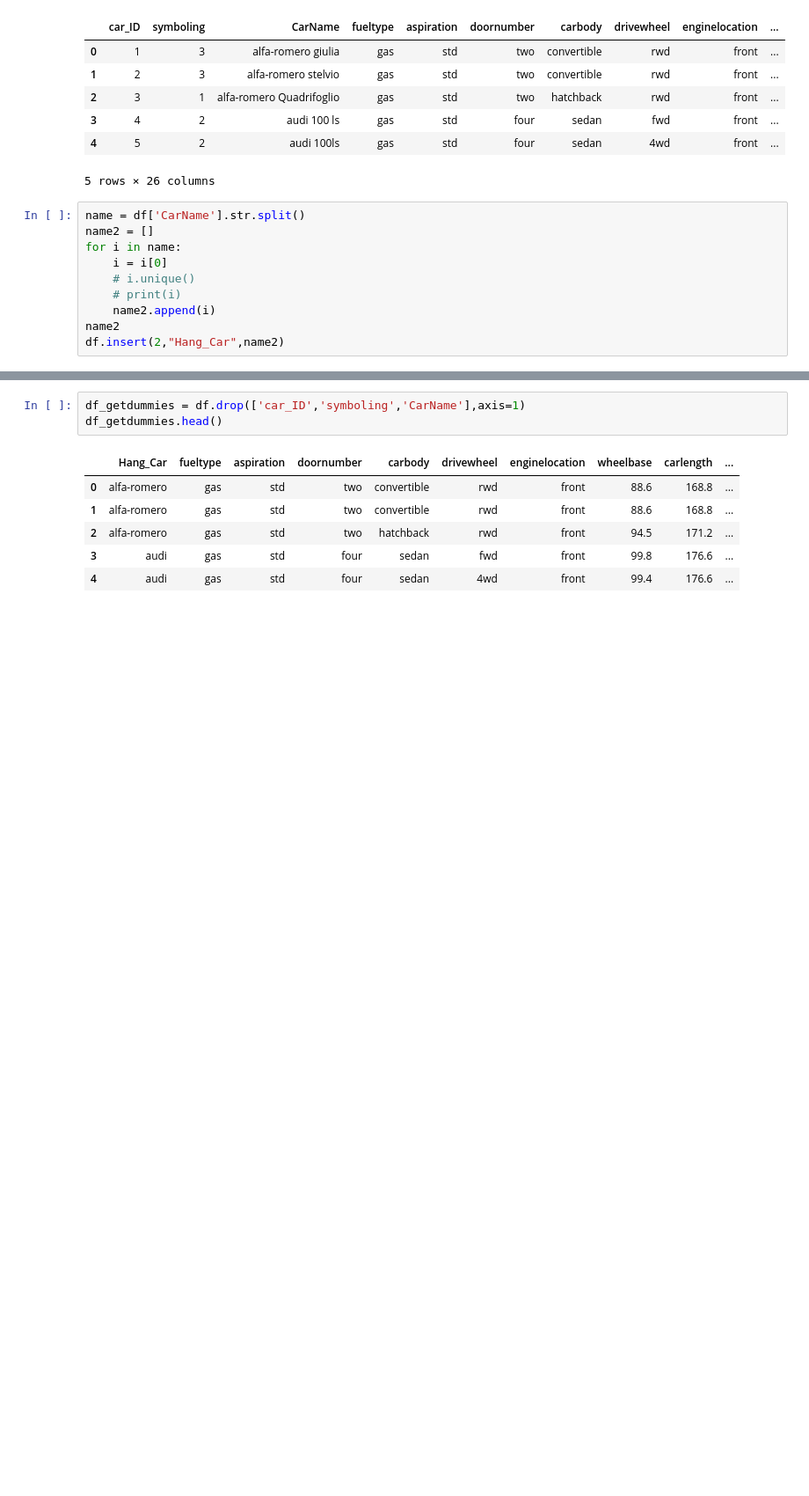
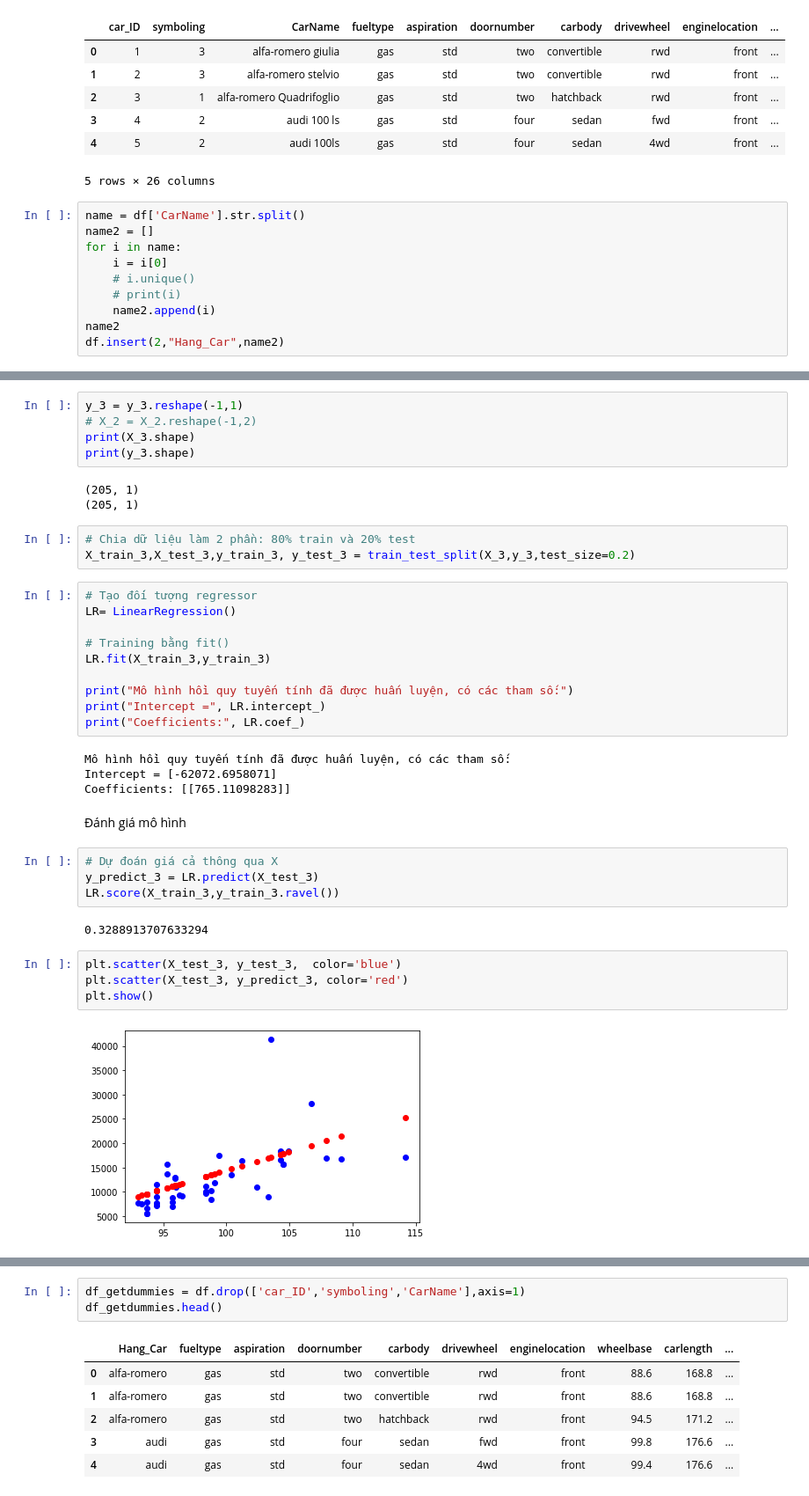
Before and after one commit to caopham123/DA2210R1, a Jupyter notebook: case_study.ipynb, the cells around one changed output, grey strips where cells are left out. Shown: that part at 88% size. Drawn from its saved outputs; the diff is of its cells as text; blank space fills up the shorter version.

```diff
--- a/case_study.ipynb
+++ b/case_study.ipynb
@@ -384,0 +613,39 @@ df.insert(2,"Hang_Car",name2)
+# %%
+y_3 = y_3.reshape(-1,1)
+# X_2 = X_2.reshape(-1,2)
+print(X_3.shape)
+print(y_3.shape)
+# %% [output]
+(205, 1)
+(205, 1)
+# %%
+# Chia dữ liệu làm 2 phần: 80% train và 20% test
+X_train_3,X_test_3,y_train_3, y_test_3 = train_test_split(X_3,y_3,test_size=0.2)
+# %%
+# Tạo đối tượng regressor
+LR= LinearRegression()
+
+# Training bằng fit()
+LR.fit(X_train_3,y_train_3)
+
+print("Mô hình hồi quy tuyến tính đã được huấn luyện, có các tham số:")
+print("Intercept =", LR.intercept_)
+print("Coefficients:", LR.coef_)
+# %% [output]
+Mô hình hồi quy tuyến tính đã được huấn luyện, có các tham số:
+Intercept = [-62072.6958071]
+Coefficients: [[765.11098283]]
+# %% [markdown]
+Đánh giá mô hình
+# %%
+# Dự đoán giá cả thông qua X
+y_predict_3 = LR.predict(X_test_3)
+LR.score(X_train_3,y_train_3.ravel())
+# %% [output]
+0.3288913707633294
+# %%
+plt.scatter(X_test_3, y_test_3,  color='blue')
+plt.scatter(X_test_3, y_predict_3, color='red')
+plt.show()
+# %% [output]
+[figure, added]
```
Also changed, not shown: parts of 31 cells of this notebook.
